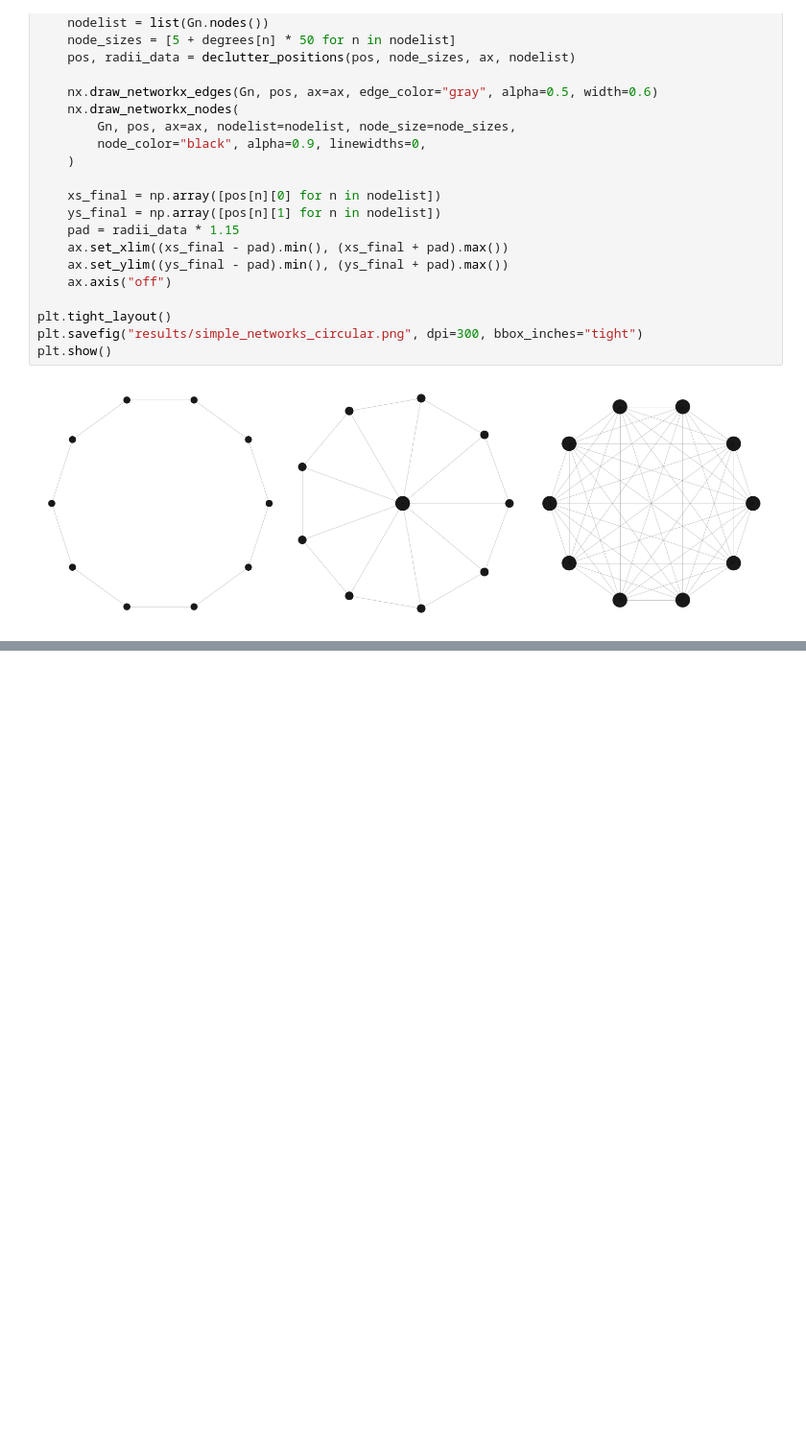
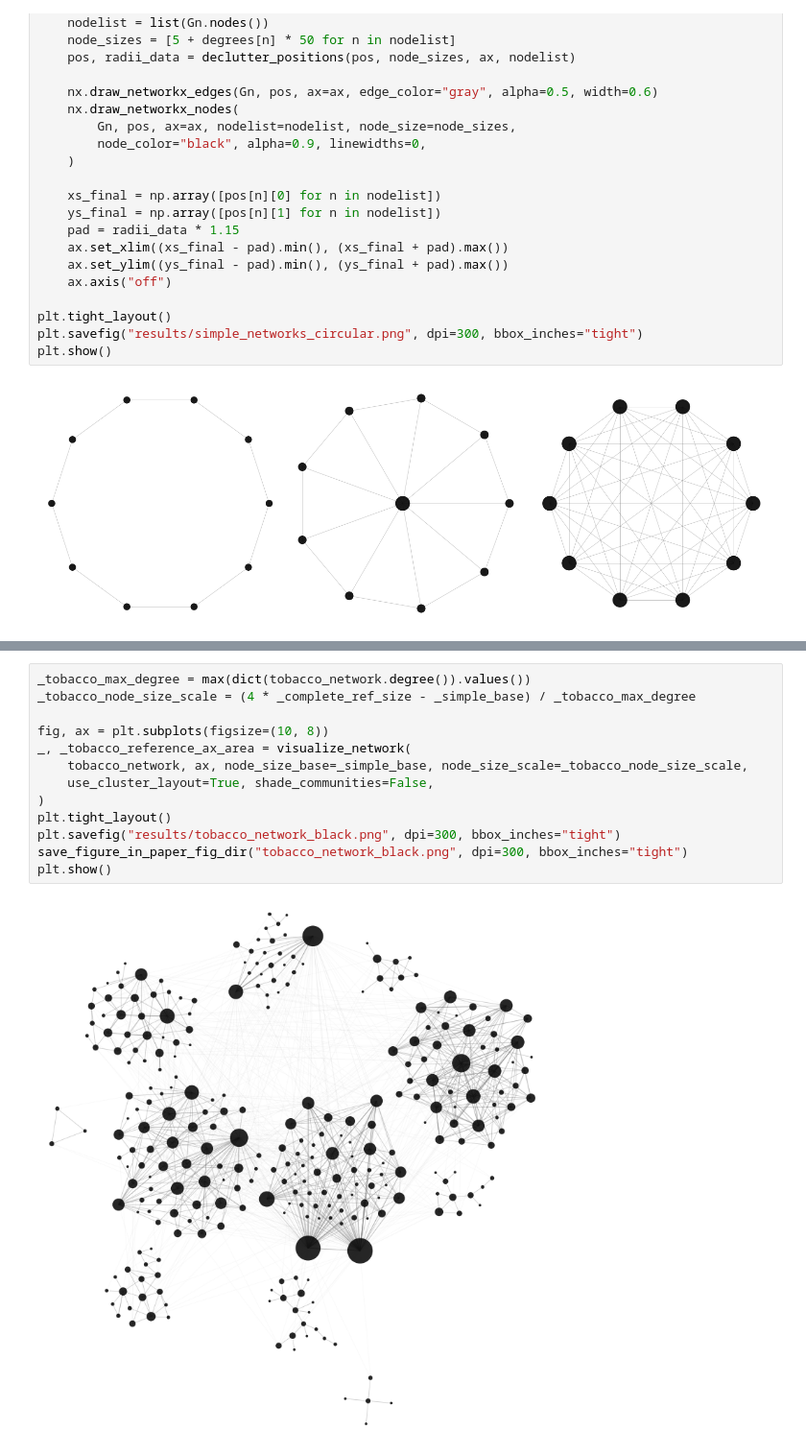
Before and after one commit to IgnacioOQ/e_network_inequality, a Jupyter notebook: playground_hein.ipynb, the cells around one changed output, grey strips where cells are left out. Shown at 96% size. Cells and saved outputs as stored; diff of their text form; blank space fills up the shorter version.

```diff
--- a/playground_hein.ipynb
+++ b/playground_hein.ipynb
@@ -206,0 +368,15 @@ plt.show()
+# %%
+_tobacco_max_degree = max(dict(tobacco_network.degree()).values())
+_tobacco_node_size_scale = (4 * _complete_ref_size - _simple_base) / _tobacco_max_degree
+
+fig, ax = plt.subplots(figsize=(10, 8))
+_, _tobacco_reference_ax_area = visualize_network(
+    tobacco_network, ax, node_size_base=_simple_base, node_size_scale=_tobacco_node_size_scale,
+    use_cluster_layout=True, shade_communities=False,
+)
+plt.tight_layout()
+plt.savefig("results/tobacco_network_black.png", dpi=300, bbox_inches="tight")
+save_figure_in_paper_fig_dir("tobacco_network_black.png", dpi=300, bbox_inches="tight")
+plt.show()
+# %% [output]
+[figure, added]
```
Also changed, not shown: parts of 12 cells of this notebook, 3 other files.
